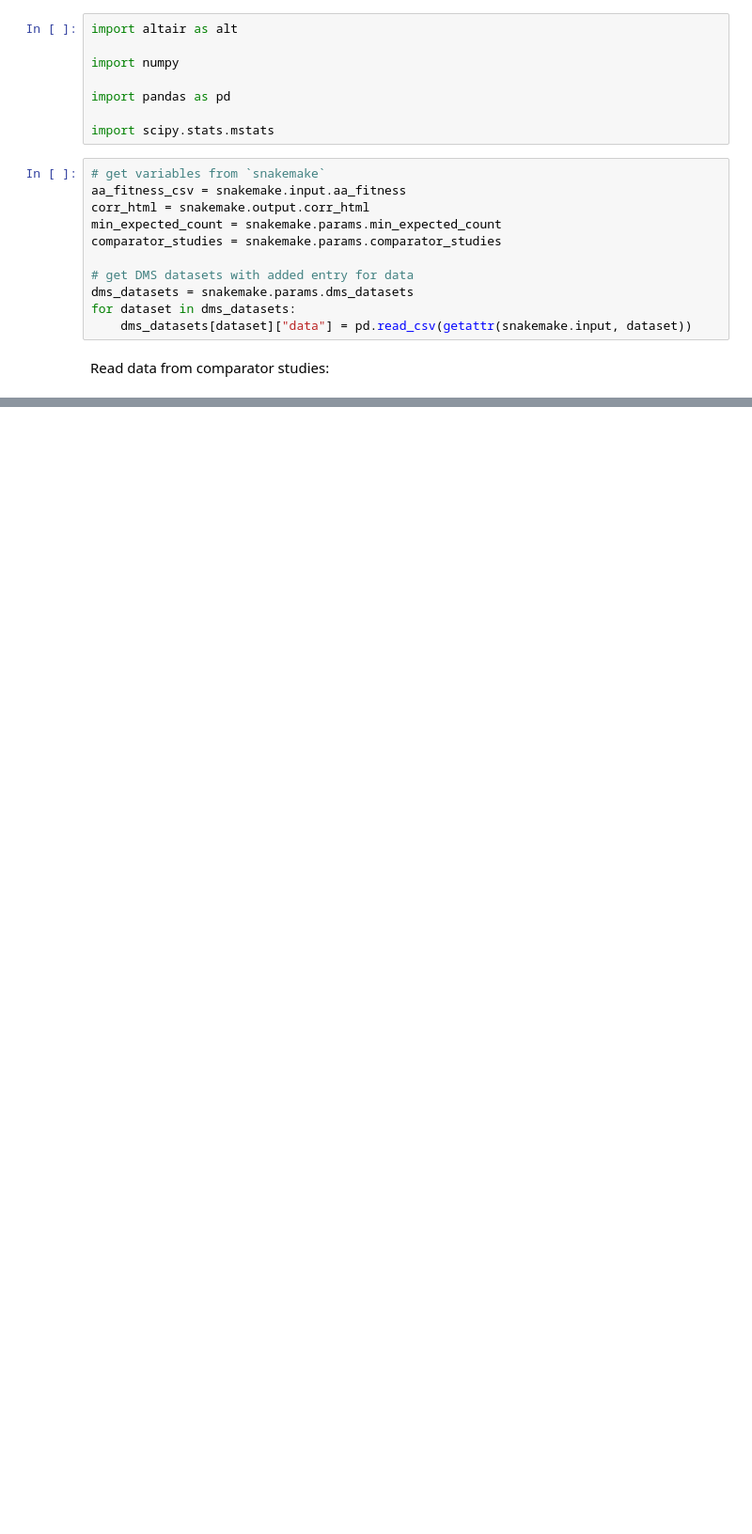
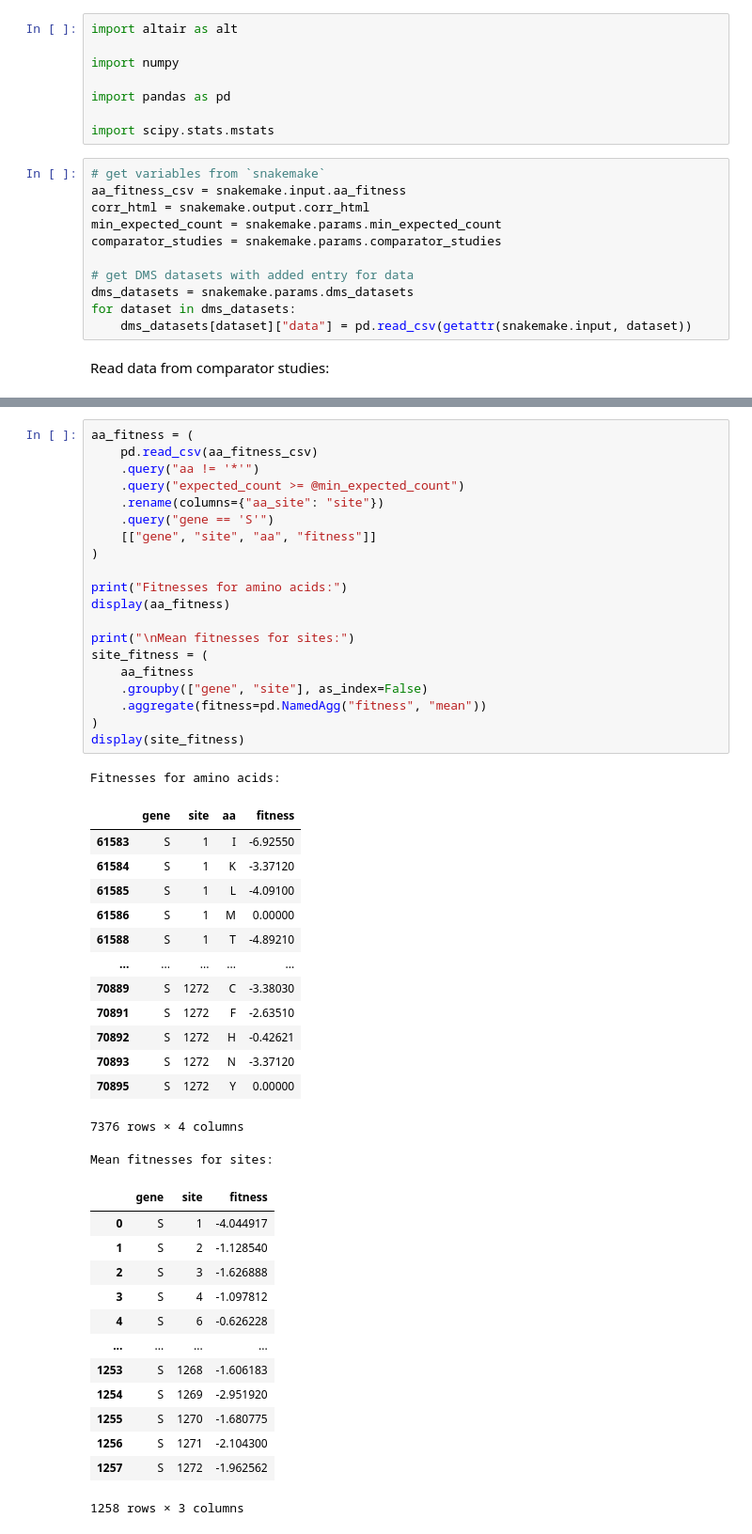
Before and after one commit to jbloomlab/SARS2-mut-fitness, a Jupyter notebook: notebooks/analyze_comparator_studies.py.ipynb, the cells around one changed output, grey strips where cells are left out. Shown at 94% size. Saved outputs shown, nothing was run; the diff lists cells and outputs as text; blank space fills up the shorter version.

```diff
--- a/notebooks/analyze_comparator_studies.py.ipynb
+++ b/notebooks/analyze_comparator_studies.py.ipynb
@@ -81,0 +89,49 @@ for study, study_d in comparator_studies.items():
+# %%
+aa_fitness = (
+    pd.read_csv(aa_fitness_csv)
+    .query("aa != '*'")
+    .query("expected_count >= @min_expected_count")
+    .rename(columns={"aa_site": "site"})
+    .query("gene == 'S'")
+    [["gene", "site", "aa", "fitness"]]
+)
+
+print("Fitnesses for amino acids:")
+display(aa_fitness)
+
+print("\nMean fitnesses for sites:")
+site_fitness = (
+    aa_fitness
+    .groupby(["gene", "site"], as_index=False)
+    .aggregate(fitness=pd.NamedAgg("fitness", "mean"))
+)
+display(site_fitness)
+# %% [output]
+Fitnesses for amino acids:
+|  | gene | site | aa | fitness |
+| 61583 | S | 1 | I | -6.92550 |
+| 61584 | S | 1 | K | -3.37120 |
+| 61585 | S | 1 | L | -4.09100 |
+| 61586 | S | 1 | M | 0.00000 |
+| 61588 | S | 1 | T | -4.89210 |
+| ... | ... | ... | ... | ... |
+| 70889 | S | 1272 | C | -3.38030 |
+| 70891 | S | 1272 | F | -2.63510 |
+| 70892 | S | 1272 | H | -0.42621 |
+| 70893 | S | 1272 | N | -3.37120 |
+| 70895 | S | 1272 | Y | 0.00000 |
+7376 rows × 4 columns
+Mean fitnesses for sites:
+|  | gene | site | fitness |
+| 0 | S | 1 | -4.044917 |
+| 1 | S | 2 | -1.128540 |
+| 2 | S | 3 | -1.626888 |
+| 3 | S | 4 | -1.097812 |
+| 4 | S | 6 | -0.626228 |
+| ... | ... | ... | ... |
+| 1253 | S | 1268 | -1.606183 |
+| 1254 | S | 1269 | -2.951920 |
+| 1255 | S | 1270 | -1.680775 |
+| 1256 | S | 1271 | -2.104300 |
+| 1257 | S | 1272 | -1.962562 |
+1258 rows × 3 columns
```
Also changed, not shown: parts of 6 cells of this notebook, 1 other file.
